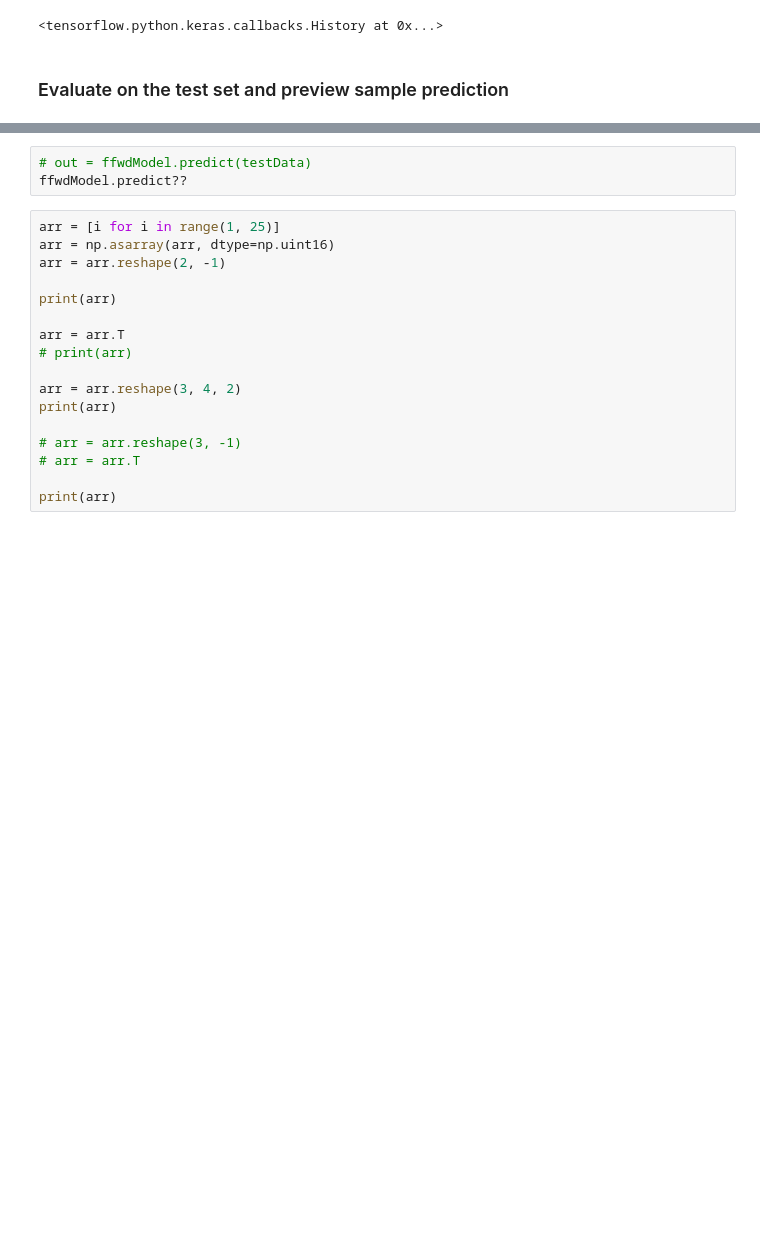
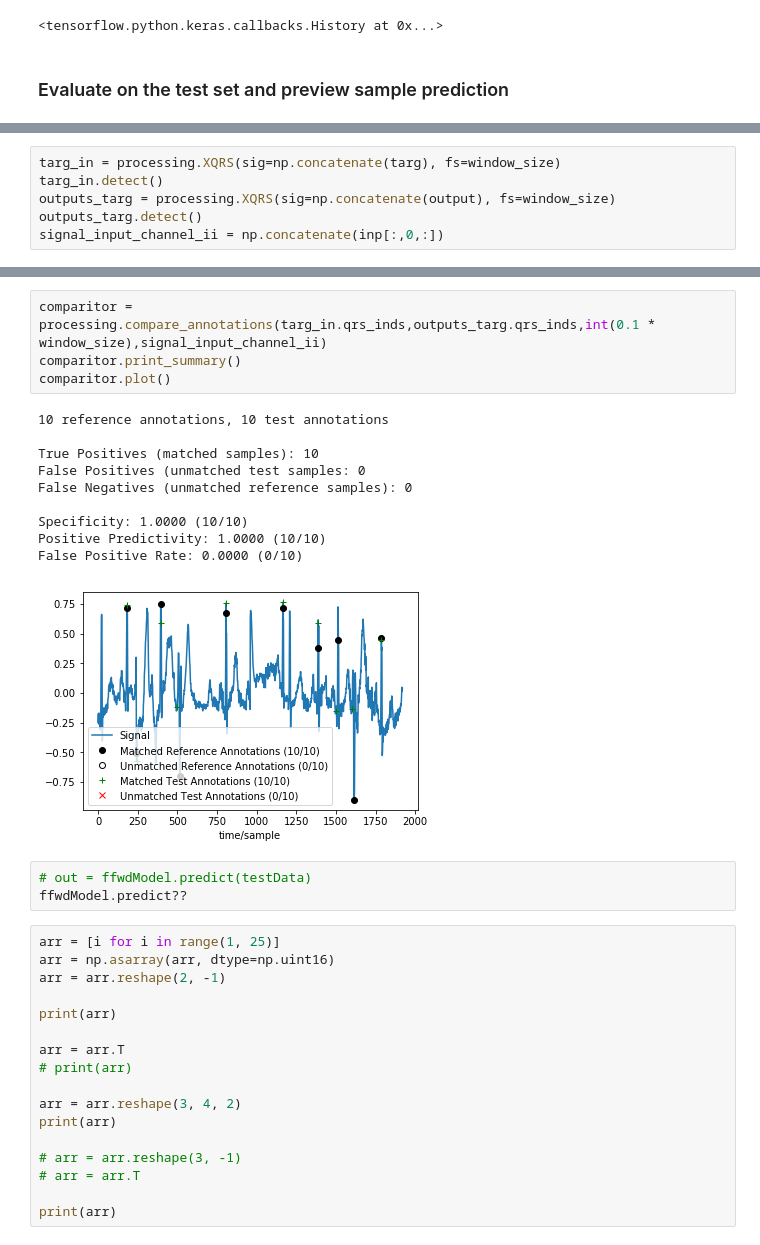
Before and after one commit to jells123/QRS-Detection, a Jupyter notebook: QRS-detectors.ipynb, the cells around one changed output, grey strips where cells are left out. Cells and saved outputs as stored; diff of their text form; blank space fills up the shorter version.

Commit message:
compare anotations

```diff
--- a/QRS-detectors.ipynb
+++ b/QRS-detectors.ipynb
@@ -366,0 +371,6 @@ test mean square error (loss):  0.4482790265083313   test absolute error:  0.480
+# %%
+targ_in = processing.XQRS(sig=np.concatenate(targ), fs=window_size)
+targ_in.detect()
+outputs_targ = processing.XQRS(sig=np.concatenate(output), fs=window_size)
+outputs_targ.detect()
+signal_input_channel_ii = np.concatenate(inp[:,0,:])
@@ -367,3 +386,18 @@ test mean square error (loss):  0.4482790265083313   test absolute error:  0.480
+# %%
+comparitor = processing.compare_annotations(targ_in.qrs_inds,outputs_targ.qrs_inds,int(0.1 * window_size),signal_input_channel_ii)
+comparitor.print_summary()
+comparitor.plot()
+# %% [output]
+10 reference annotations, 10 test annotations
+
+True Positives (matched samples): 10
+False Positives (unmatched test samples: 0
+False Negatives (unmatched reference samples): 0
+
+Specificity: 1.0000 (10/10)
+Positive Predictivity: 1.0000 (10/10)
+False Positive Rate: 0.0000 (0/10)
+[figure, added]
 # %%
 # out = ffwdModel.predict(testData)
 ffwdModel.predict??
```
Also changed, not shown: parts of 9 cells of this notebook.
